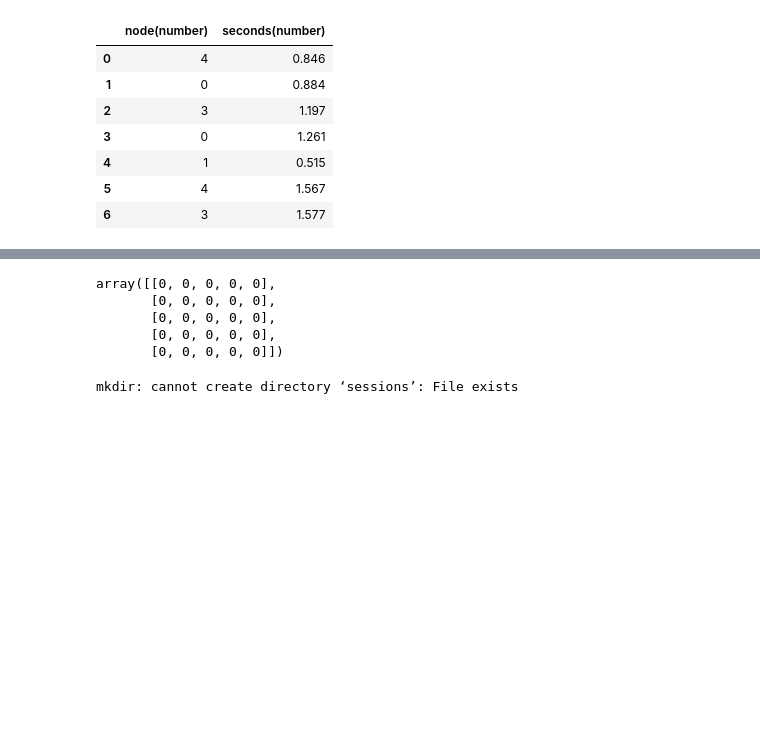
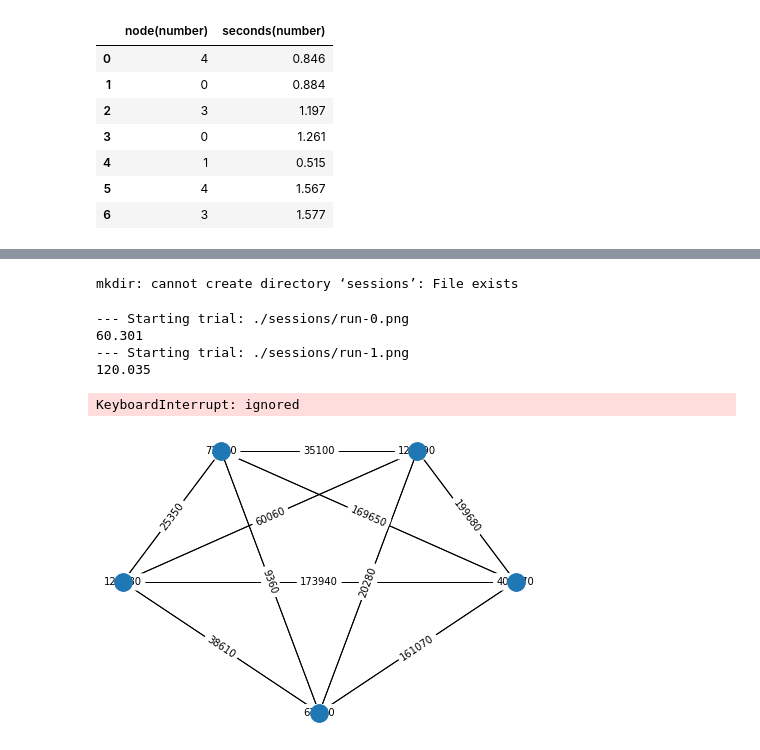
Before and after one commit to Y4rd13/sharp-graphs, a Jupyter notebook: sharp_grafos.ipynb, the cells around one changed output, grey strips where cells are left out. Drawn from its saved outputs; the diff is of its cells as text; code cells hidden in the pictures; blank space fills up the shorter version.

```diff
--- a/sharp_grafos.ipynb
+++ b/sharp_grafos.ipynb
@@ -51,17 +42,8 @@ dict(Counter(node))
 # %%
 arr = np.zeros(shape=(5, 5), dtype=int)
-# %%
-arr[i][j]
-# %% [output]
-array([[0, 0, 0, 0, 0],
-       [0, 0, 0, 0, 0],
-       [0, 0, 0, 0, 0],
-       [0, 0, 0, 0, 0],
-       [0, 0, 0, 0, 0]])
 # %%
-def graph(run_name, d):
+def graph(run_name, arr):
     G = nx.Graph()
-    w1, w2, w3, w4, w5 = d[0], d[1], d[2], d[3], d[4]
 
     G.add_node(0, pos=(4, 2))
     G.add_node(1, pos=(3, 4))
@@ -69,11 +51,9 @@ def graph(run_name, d):
     G.add_node(3, pos=(1, 4))
     G.add_node(4, pos=(0, 2))
 
-    G.add_edge(1, 2, weight=w1)
-    G.add_edge(2, 3, weight=w2)
-    G.add_edge(3, 4, weight=w3)
-    G.add_edge(4, 5, weight=w4)
-    G.add_edge(5, 1, weight=w5)
+    for i in range(5):
+        for j in range(5):
+            G.add_edge(i, j, weight=arr[i][j])
 
     pos = nx.get_node_attributes(G,'pos')
     nx.draw(G, pos)
@@ -90,17 +70,28 @@ def graph(run_name, d):
 mkdir: cannot create directory ‘sessions’: File exists
 # %%
 session_num = 0
+start = 60
 arr = np.zeros(shape=(5, 5), dtype=int)
 # %%
 for i in seconds:
-    d = dict(Counter(node))
+    for j in range(len(node)):
+        if j != 0:
+            arr[node[j-1]][node[j]] += 1
 
-    if i >= 60:
+    if i >= start:
         run_name = './sessions/run-%d.png' % session_num
         print('--- Starting trial: %s' % run_name)
         print('%s' % i)
 
-        graph(run_name, d)
+        graph(run_name, arr)
 
         session_num += 1
+        start += 60
+# %% [output]
+--- Starting trial: ./sessions/run-0.png
+60.301
+--- Starting trial: ./sessions/run-1.png
+120.035
+KeyboardInterrupt: ignored
+[figure, added]
 # %%
```
Also changed, not shown: parts of 3 cells of this notebook.
